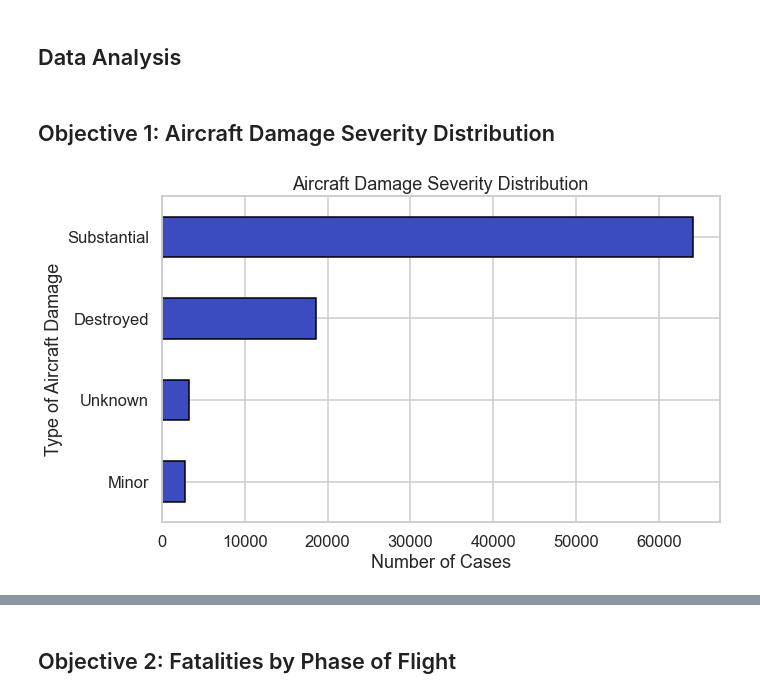
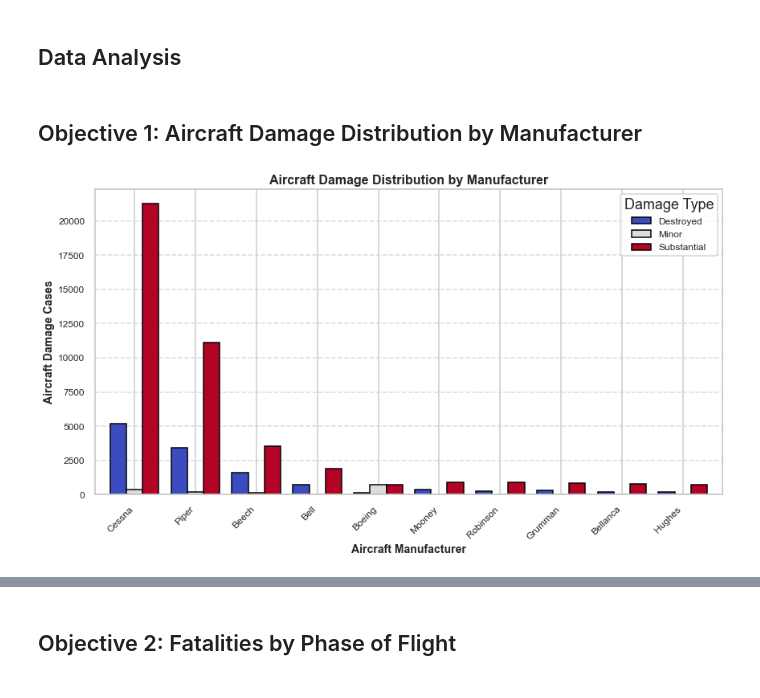
Before and after one commit to DianaMayalo/Phase-1-Project-Moringa-School, a Jupyter notebook: notebook/AviationAnalysis.ipynb, the cells around one changed output, grey strips where cells are left out. Drawn from its saved outputs; the diff is of its cells as text; code cells hidden in the pictures.

```diff
--- a/notebook/AviationAnalysis.ipynb
+++ b/notebook/AviationAnalysis.ipynb
@@ -255,20 +273,33 @@ memory usage: 5.8+ MB
 # %% [markdown]
 ## Data Analysis
 # %% [markdown]
-## Objective 1: Aircraft Damage Severity Distribution
+## Objective 1: Aircraft Damage Distribution by Manufacturer
-# %%
-# Group by Aircraft Damage and count occurrences
-damage_distribution = df['Aircraft.damage'].value_counts().sort_values(ascending=True)
-
-# Plot a bar chart
-plt.figure(figsize=(10, 6))
-damage_distribution.plot(kind='barh', colormap='coolwarm', edgecolor="black")
-
-# Set labels and title
-plt.xlabel('Number of Cases')
-plt.ylabel('Type of Aircraft Damage')
-plt.title('Aircraft Damage Severity Distribution')
-
-plt.show()
-# %% [output]
-[figure, removed]
+# %%
+# Remove rows where Aircraft.damage is "Unknown"
+df = df[df["Aircraft.damage"].notna()]
+df = df[df["Aircraft.damage"] != "Unknown"]
+
+# Count of each damage level per manufacturer
+damage_counts = df.groupby(["Make", "Aircraft.damage"]).size().unstack(fill_value=0)
+
+# Select top 10 manufacturers with more total cases
+top_10_makes = damage_counts.sum(axis=1).sort_values(ascending=False).head(10).index
+damage_counts_top10 = damage_counts.loc[top_10_makes]
+
+# plot the chart
+plt.figure(figsize=(14, 7))
+damage_counts_top10.plot(kind="bar", colormap="coolwarm", edgecolor="black", width=0.8,  ax=plt.gca())
+
+# labels
+plt.xlabel("Aircraft Manufacturer", fontsize=14, fontweight='bold')
+plt.ylabel("Aircraft Damage Cases", fontsize=14, fontweight='bold')
+plt.title("Aircraft Damage Distribution by Manufacturer", fontsize=16, fontweight='bold')
+plt.xticks(rotation=45, ha="right", fontsize=12)
+plt.yticks(fontsize=12)
+plt.legend(title="Damage Type", fontsize=12)
+plt.grid(axis='y', linestyle='--', alpha=0.7)
+
+# show plot
+plt.show();
+# %% [output]
+[figure, added]
```
Also changed, not shown: parts of 18 cells of this notebook.
